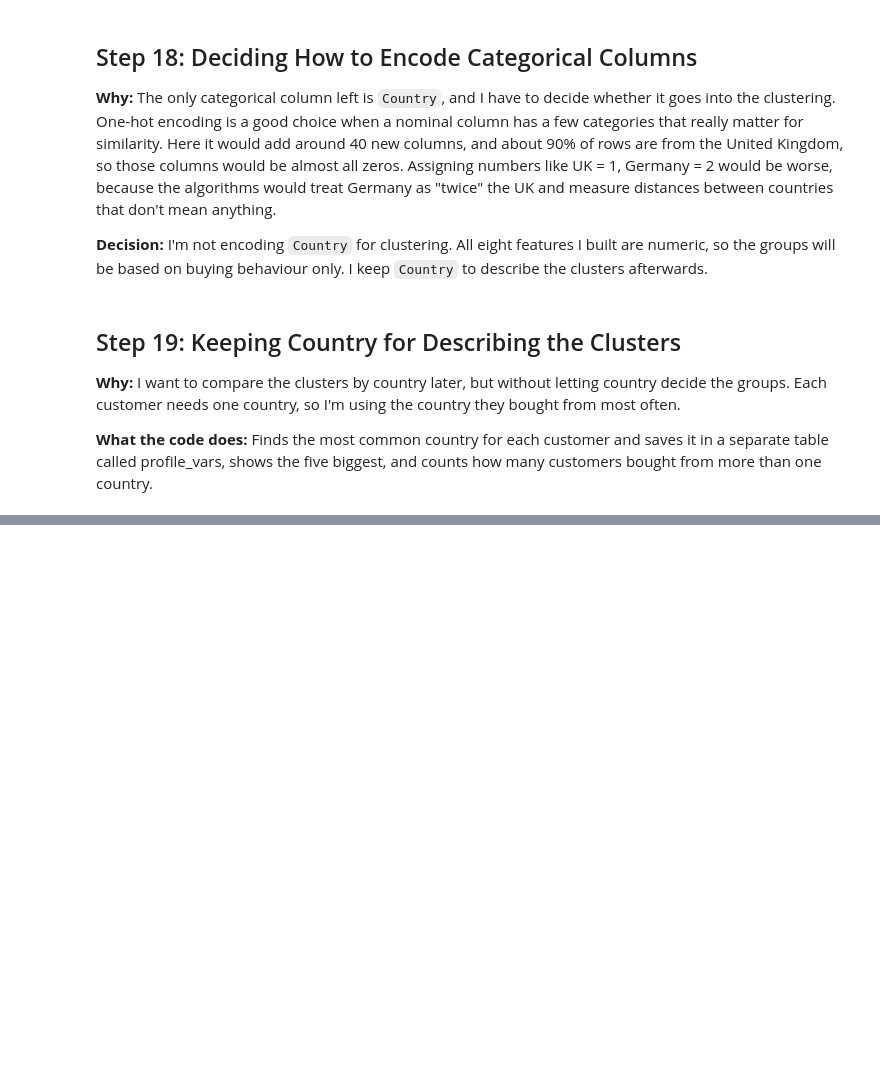
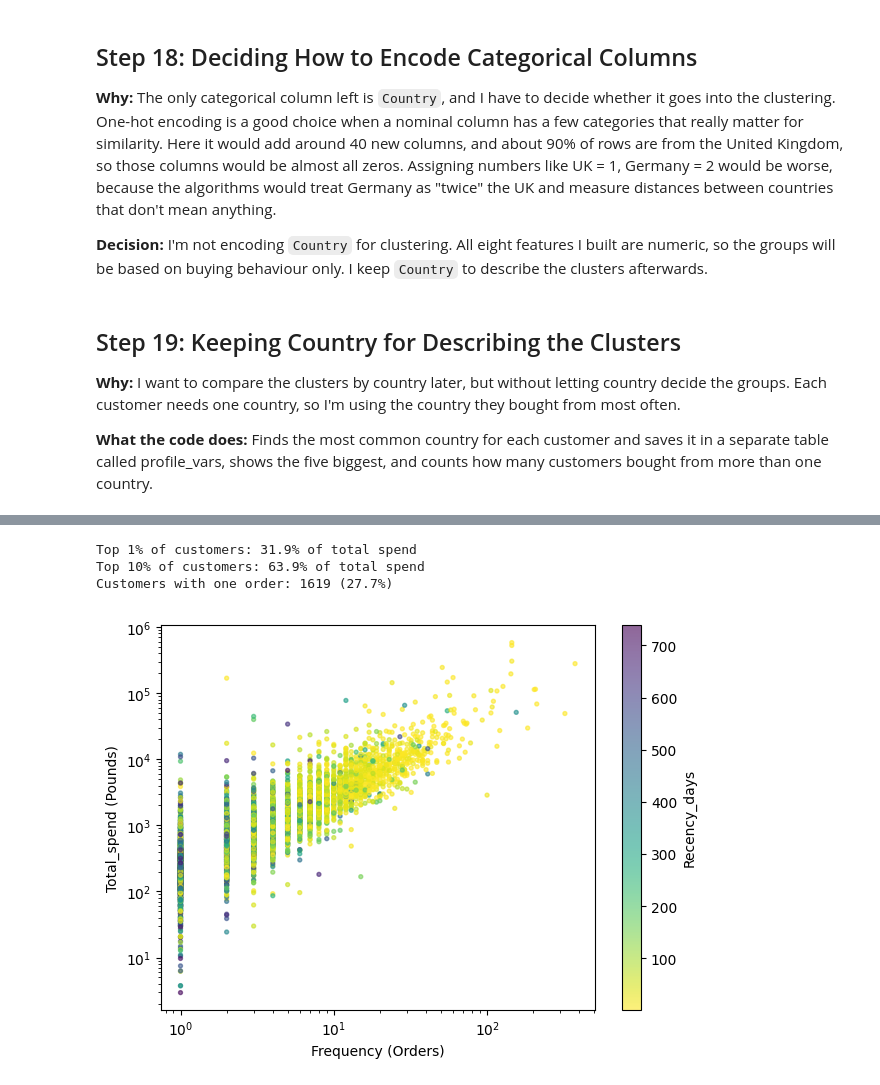
Before and after one commit to samyyy2311/Unsupervised_Learning, a Jupyter notebook: Unsupervised_Learning.ipynb, the cells around one changed output, grey strips where cells are left out. Drawn from its saved outputs; the diff is of its cells as text; code cells hidden in the pictures; blank space fills up the shorter version.

```diff
--- a/Unsupervised_Learning.ipynb
+++ b/Unsupervised_Learning.ipynb
@@ -519,0 +812,27 @@ profile_vars.to_csv('profile_vars.csv')
+# %%
+# Share of total spend from the top 1% and top 10% of customers
+spend_sorted = customers['total_spend'].sort_values(ascending=False)
+for pct in [0.01, 0.10]:
+    top = spend_sorted.head(int(len(spend_sorted) * pct)).sum()
+    print(f'Top {pct:.0%} of customers: {top / spend_sorted.sum():.1%} of total spend')
+
+# customers who ordered only once
+print('Customers with one order:', (customers['frequency'] == 1).sum(),
+      f"({(customers['frequency'] == 1).mean():.1%})")
+# %% [output]
+Top 1% of customers: 31.9% of total spend
+Top 10% of customers: 63.9% of total spend
+Customers with one order: 1619 (27.7%)
+# %%
+# Frequency against total spend on log scales, coloured by recency
+plt.figure(figsize=(7, 5))
+sc = plt.scatter(customers['frequency'], customers['total_spend'],
+                 c=customers['recency_days'], cmap='viridis_r', s=8, alpha=0.6)
+plt.xscale('log')
+plt.yscale('log')
+plt.colorbar(sc, label='Recency_days')
+plt.xlabel('Frequency (Orders)')
+plt.ylabel('Total_spend (Pounds)')
+plt.show()
+# %% [output]
+[figure, added]
```
Also changed, not shown: parts of 117 cells of this notebook.
